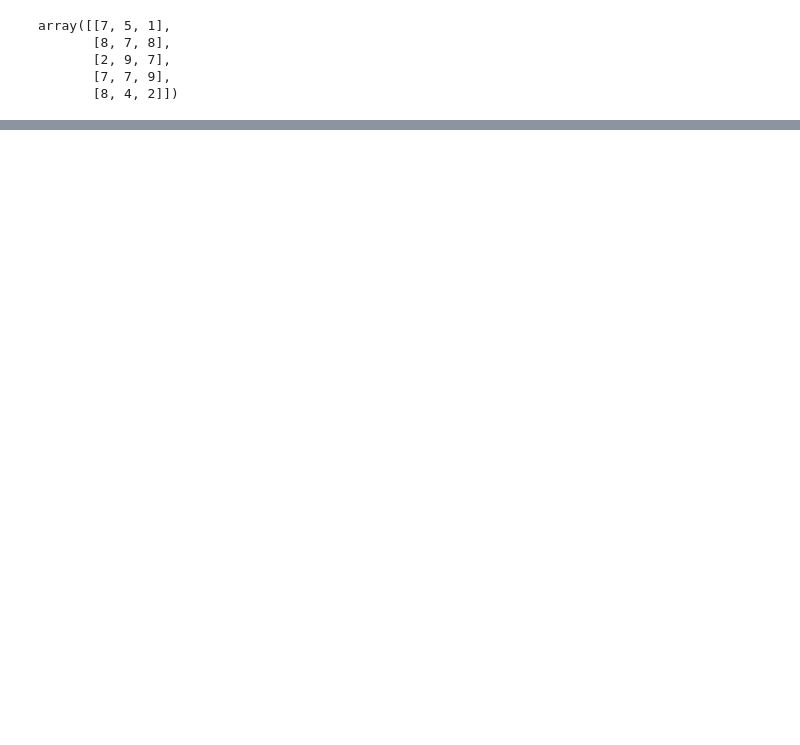
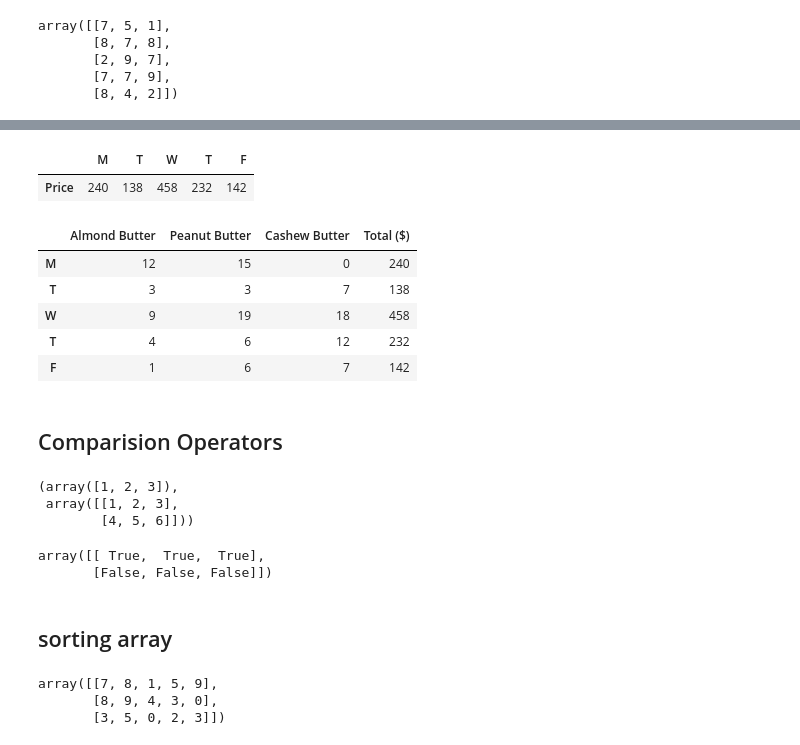
Before and after one commit to patricphinehas/udmy, a Jupyter notebook: l1/numpy Learning.ipynb, the cells around one changed output, grey strips where cells are left out. Drawn from its saved outputs; the diff is of its cells as text; code cells hidden in the pictures; blank space fills up the shorter version.

```diff
--- a/l1/numpy Learning.ipynb
+++ b/l1/numpy Learning.ipynb
@@ -117,0 +350,4 @@ array([[7, 5, 1],
+# %%
+# prices
+prices = np.array([10,8,12])
+prices
@@ -117,0 +356,4 @@ array([[7, 5, 1],
+# %%
+#create butter_prices df
+butter_prices = pd.DataFrame(prices.reshape(1,3),index=["Price"],columns=["Almond Butter", "Peanut Butter", "Cashew Butter"])
+butter_prices
@@ -117,0 +374,39 @@ array([[7, 5, 1],
+# %%
+daily_sales = butter_prices.dot(weekly_sales.T)
+daily_sales
+# %% [output]
+|  | M | T | W | T | F |
+| Price | 240 | 138 | 458 | 232 | 142 |
+# %%
+weekly_sales["Total ($)"] = daily_sales.T
+# %%
+weekly_sales
+# %% [output]
+|  | Almond Butter | Peanut Butter | Cashew Butter | Total ($) |
+| M | 12 | 15 | 0 | 240 |
+| T | 3 | 3 | 7 | 138 |
+| W | 9 | 19 | 18 | 458 |
+| T | 4 | 6 | 12 | 232 |
+| F | 1 | 6 | 7 | 142 |
+# %% [markdown]
+## Comparision Operators
+# %%
+a1,a2
+# %% [output]
+(array([1, 2, 3]),
+ array([[1, 2, 3],
+        [4, 5, 6]]))
+# %%
+a1>=a2
+# %% [output]
+array([[ True,  True,  True],
+       [False, False, False]])
+# %% [markdown]
+## sorting array
+# %%
+random_array = np.random.randint(10, size = (3,5))
+random_array
+# %% [output]
+array([[7, 8, 1, 5, 9],
+       [8, 9, 4, 3, 0],
+       [3, 5, 0, 2, 3]])
```
Also changed, not shown: parts of 66 cells of this notebook, 4 other files.
